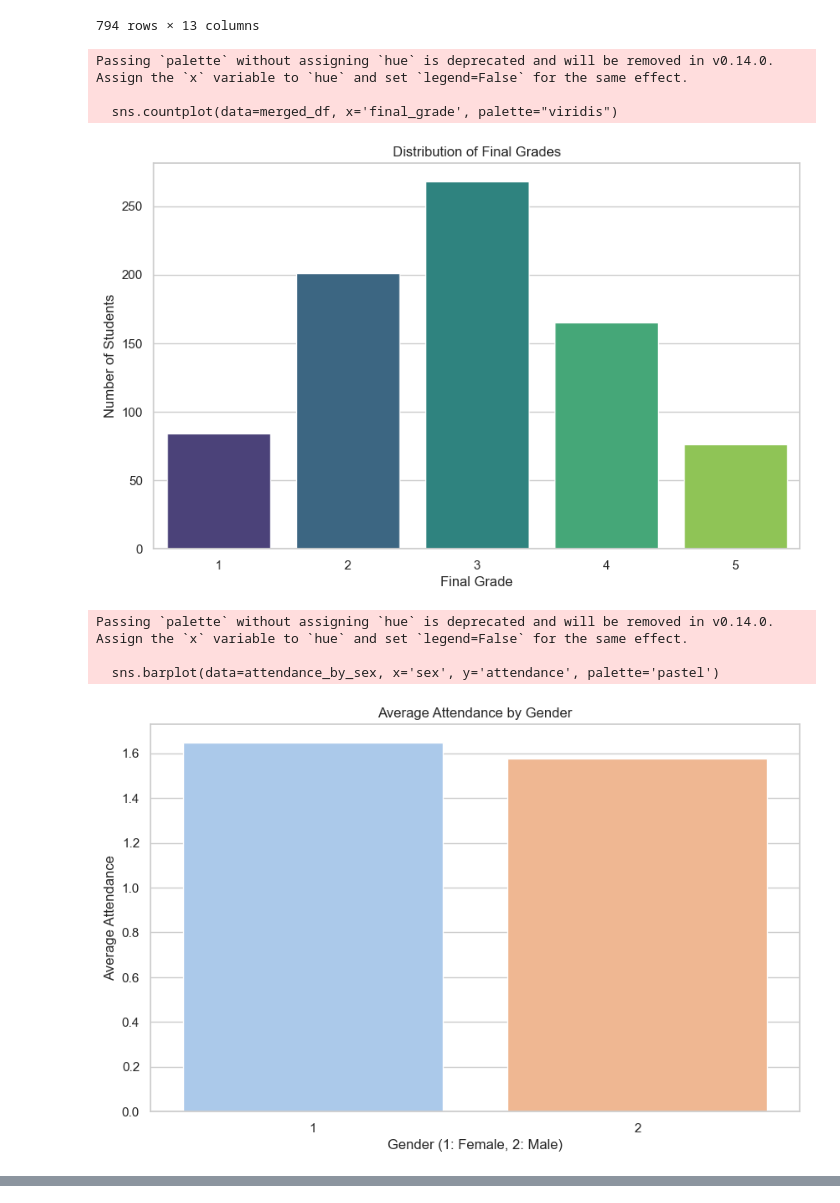
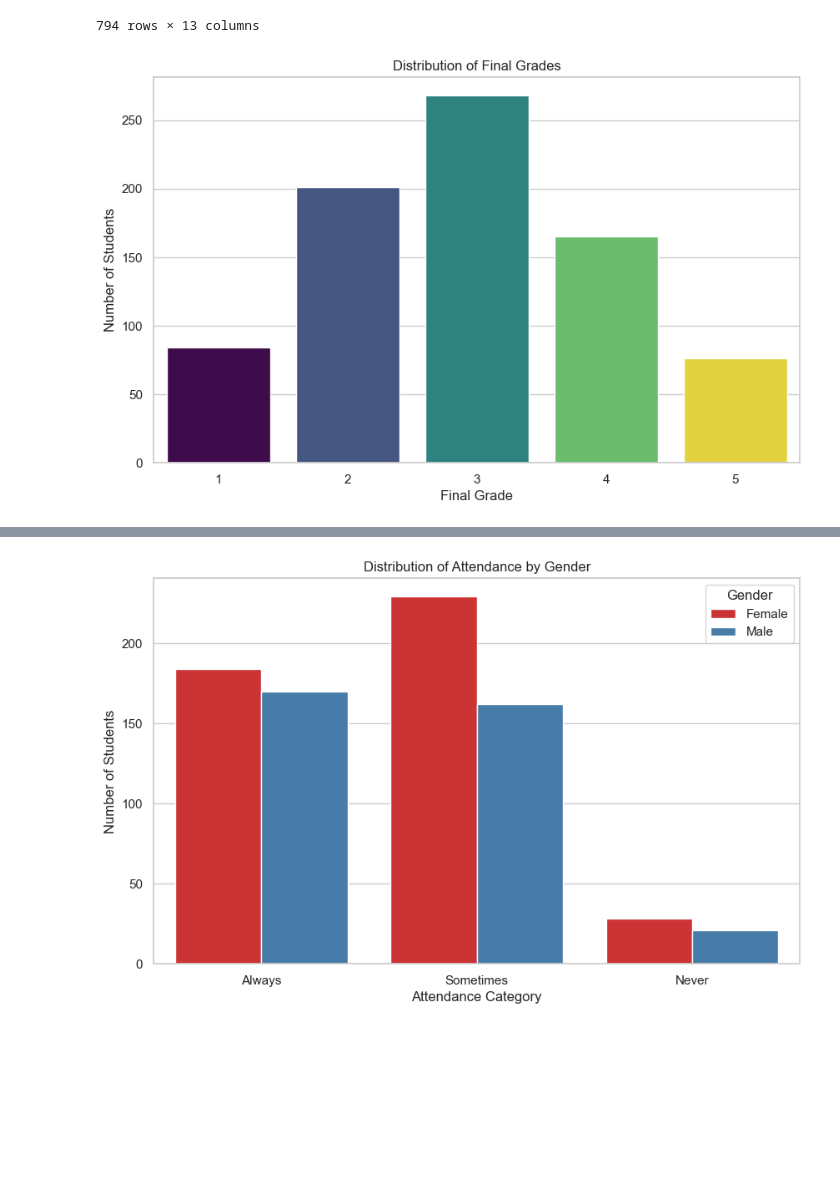
Before and after one commit to TimothyEngCS/Student_Academic_Predictor, a Jupyter notebook: mainProject.ipynb, the cells around one changed output, grey strips where cells are left out. Drawn from its saved outputs; the diff is of its cells as text; code cells hidden in the pictures; blank space fills up the shorter version.

Commit message:
Added Data Cleaning and Two charts

```diff
--- a/mainProject.ipynb
+++ b/mainProject.ipynb
@@ -183,44 +217,13 @@ display(merged_df)
 # %%
 sns.set(style="whitegrid")
 
 # Plot distribution of final grades
 plt.figure(figsize=(10,6))
-sns.countplot(data=merged_df, x='final_grade', palette="viridis")
+sns.countplot(data=merged_df, x='final_grade', hue='final_grade', palette="viridis", legend=False)
 plt.title('Distribution of Final Grades')
 plt.xlabel('Final Grade')
 plt.ylabel('Number of Students')
 plt.xticks(rotation=0)
 plt.show()
-
-# Calculate average attendance by gender
-attendance_by_sex = merged_df.groupby('sex')['attendance'].mean().reset_index()
-
-plt.figure(figsize=(10, 6))
-sns.barplot(data=attendance_by_sex, x='sex', y='attendance', palette='pastel')
-plt.title('Average Attendance by Gender')
-plt.xlabel('Gender (1: Female, 2: Male)')
-plt.ylabel('Average Attendance')
-plt.xticks(rotation=0)
-plt.show()
-
-
-# Create a count plot for attendance by gender
-plt.figure(figsize=(10, 6))
-sns.countplot(data=merged_df, x='attendance', hue='sex', palette='Set2')
-
-# Customize the plot
-plt.title('Distribution of Attendance by Gender')
-plt.xlabel('Attendance Category')
-plt.ylabel('Number of Students')
-plt.xticks(ticks=[0, 1, 2], labels=['Always', 'Sometimes', 'Never'], rotation=0)
-plt.legend(title='Gender', labels=['Female', 'Male'])
-plt.show()
 # %% [output]
-Passing `palette` without assigning `hue` is deprecated and will be removed in v0.14.0. Assign the `x` variable to `hue` and set `legend=False` for the same effect.
-
-  sns.countplot(data=merged_df, x='final_grade', palette="viridis")
-[figure, old version]
+[figure, new version]
-Passing `palette` without assigning `hue` is deprecated and will be removed in v0.14.0. Assign the `x` variable to `hue` and set `legend=False` for the same effect.
-
-  sns.barplot(data=attendance_by_sex, x='sex', y='attendance', palette='pastel')
-[figure, removed]
@@ -227,0 +230,14 @@ Passing `palette` without assigning `hue` is deprecated and will be removed in v
+# %%
+# Create a count plot for attendance by gender
+plt.figure(figsize=(10, 6))
+sns.countplot(data=merged_df, x='attendance', hue='sex', palette='Set1')
+
+# Customize the plot
+plt.title('Distribution of Attendance by Gender')
+plt.xlabel('Attendance Category')
+plt.ylabel('Number of Students')
+plt.xticks(ticks=[0, 1, 2], labels=['Always', 'Sometimes', 'Never'], rotation=0)
+plt.legend(title='Gender', labels=['Female', 'Male'])
+plt.show()
+# %% [output]
+[figure, added]
```
Also changed, not shown: parts of 7 cells of this notebook.
